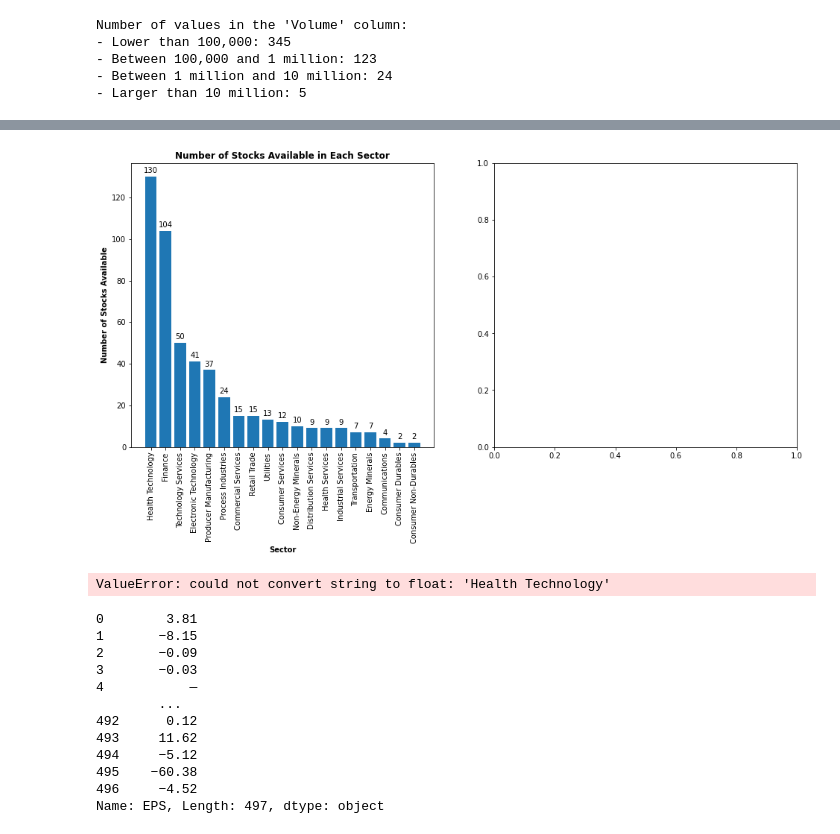
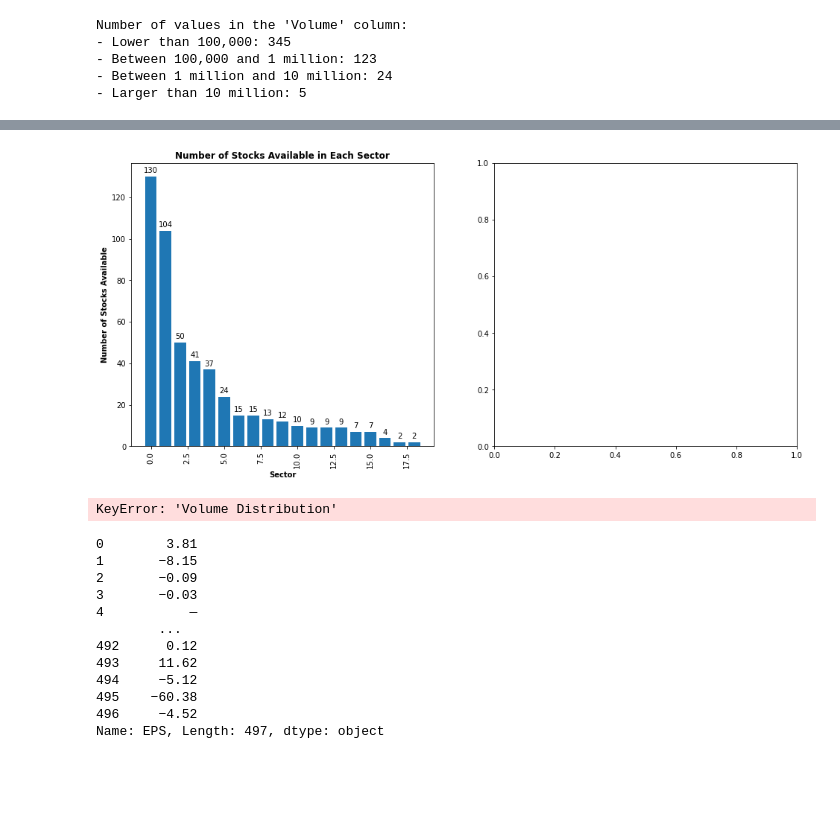
Before and after one commit to lhquan502/DATA-PROJECT, a Jupyter notebook: TradingView.ipynb, the cells around one changed output, grey strips where cells are left out. Saved outputs shown, nothing was run; the diff lists cells and outputs as text; code cells hidden in the pictures; blank space fills up the shorter version.

Commit message:
Update sector and plot grapj

```diff
--- a/TradingView.ipynb
+++ b/TradingView.ipynb
@@ -409,3 +409,28 @@ Number of values in the 'Volume' column:
 - Between 100,000 and 1 million: 123
 - Between 1 million and 10 million: 24
 - Larger than 10 million: 5
+# %%
+# Create a figure and axis
+fig, ax = plt.subplots(figsize=(12, 6))
+
+# Create a bar chart using the calculated sector_counts
+bars = ax.bar(sector_counts['Sector'], sector_counts['Number of stocks available'])
+
+# Set the title and labels for the bar chart
+ax.set_title('Number of Stocks Available in Each Sector', fontweight='bold')
+ax.set_xlabel('Sector', fontweight='bold')
+ax.set_ylabel('Number of Stocks Available', fontweight='bold')
+ax.tick_params(axis='x', rotation=90)  # Rotate x-axis labels if needed
+
+# Annotate each bar with its respective value
+for bar in bars:
+    height = bar.get_height()
+    ax.annotate(f'{int(height)}',
+                xy=(bar.get_x() + bar.get_width() / 2, height),
+                xytext=(0, 3),  # 3 points vertical offset
+                textcoords="offset points",
+                ha='center', va='bottom')
+
+# Show the bar chart
+plt.tight_layout()
+plt.show()
@@ -412,36 +465,37 @@ Number of values in the 'Volume' column:
 # %%
-# Create a figure with two subplots
+# Create a figure with 1 row and 2 columns of subplots
 fig, axs = plt.subplots(1, 2, figsize=(16, 7))
 
 # Set the background color for the entire figure
 fig.patch.set_facecolor('white')
 
 # -------------------------
-# Graph 1: Number of Stocks per Sector
+# Graph 1: Number of Stocks per Sector (Bar Chart)
 # -------------------------
 ax1 = axs[0]
-bars = ax1.bar(sector_counts['Sector'], sector_counts['Number of stocks available'])
+bars = ax1.bar(sector_counts.index, sector_counts['Number of stocks available'])
 
 # Set the title and labels for Graph 1
 ax1.set_title('Number of Stocks Available in Each Sector', fontweight='extra bold')
 ax1.set_xlabel('Sector', fontweight='bold')
 ax1.set_ylabel('Number of Stocks Available', fontweight='bold')
 ax1.tick_params(axis='x', rotation=90)  # Rotate x-axis labels if needed
 
 # Annotate each bar with its respective value
 for bar in bars:
     height = bar.get_height()
-    ax1.annotate(f'{height}',
+    ax1.annotate(f'{int(height)}',
                  xy=(bar.get_x() + bar.get_width() / 2, height),
                  xytext=(0, 3),  # 3 points vertical offset
                  textcoords="offset points",
                  ha='center', va='bottom')
 
 # -------------------------
 # %% [output]
-[figure, old version]
+[figure, new version]
 # %%
-#Graph 2: Distribution of Stock Volumes
+# -------------------------
+# Graph 2: Distribution of Stock Volumes (Pie Chart)
 # -------------------------
 ax2 = axs[1]
 
@@ -456,7 +510,7 @@ labels = [
 colors = ['gold', 'lightcoral', 'lightskyblue']
 
 # Create the pie chart
-ax2.pie(sector_counts, explode=(0.01, 0.01, 0.01), labels=labels, colors=colors, autopct='%1.1f%%', startangle=-23)
+ax2.pie(sector_counts['Volume Distribution'], explode=(0.01, 0.01, 0.01), labels=labels, colors=colors, autopct='%1.1f%%', startangle=-23)
 
 # Set the title for Graph 2
 ax2.set_title("Distribution of Stock Volumes", fontweight='extra bold')
@@ -470,7 +524,7 @@ plt.tight_layout()
 # Show the figure with subplots
 plt.show()
 # %% [output]
-ValueError: could not convert string to float: 'Health Technology'
+KeyError: 'Volume Distribution'
 # %%
 # Lấy dữ liệu từ 5 cột tiếp theo
 columns_to_plot = ["Change", "Volume", "Market Cap", "PE Ratio", "EPS"]
```
Also changed, not shown: parts of 2 cells of this notebook.
